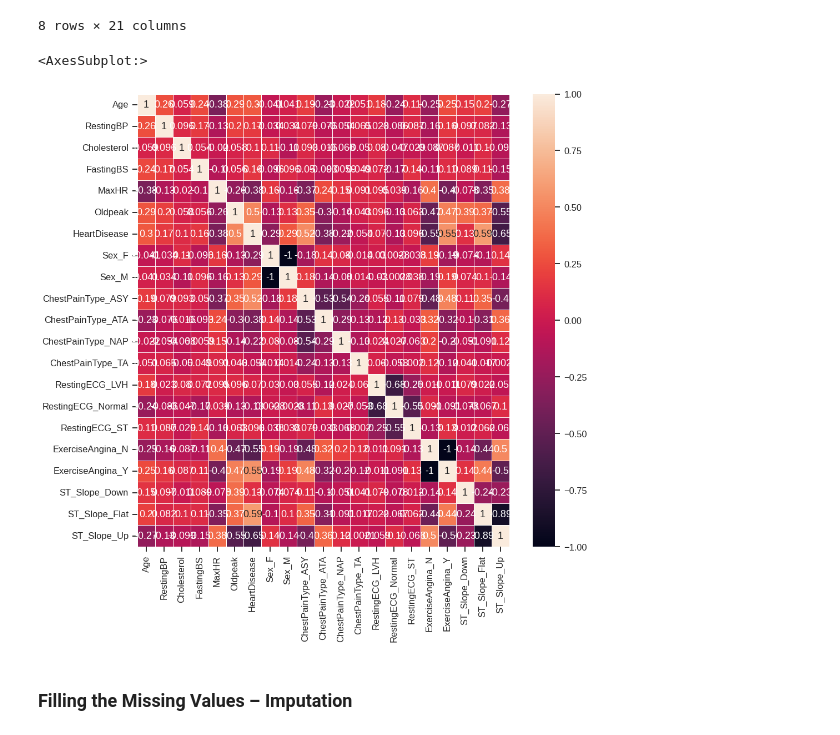
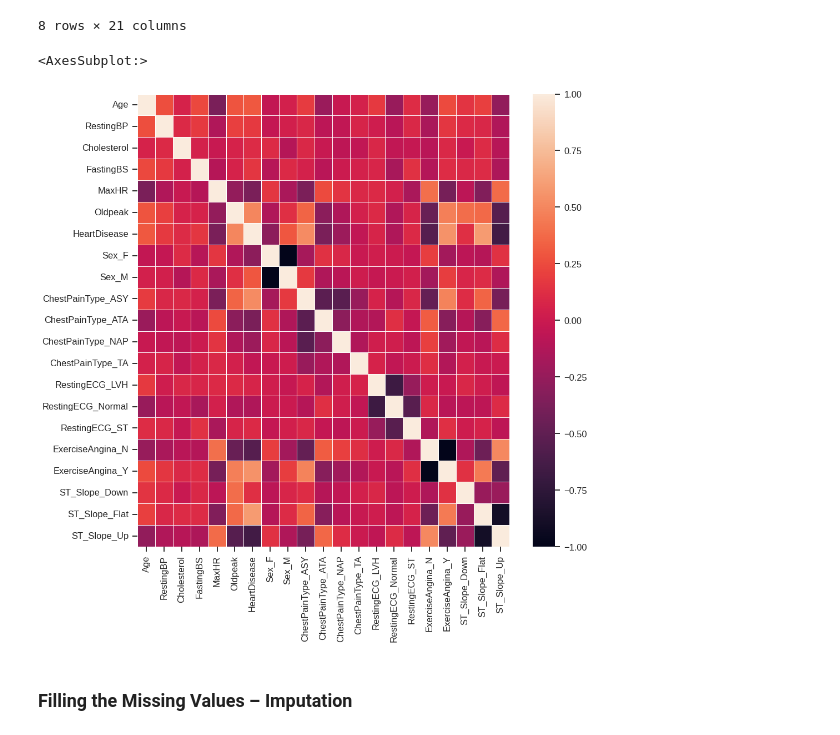
Before and after one commit to MichaelPlug/FDS_Project_HFD, a Jupyter notebook: Project_notebook.ipynb, the cells around one changed output. Drawn from its saved outputs; the diff is of its cells as text; code cells hidden in the pictures.

```diff
--- a/Project_notebook.ipynb
+++ b/Project_notebook.ipynb
@@ -469,10 +428,10 @@ df.describe()
 # %%
 fig, ax = plt.subplots(figsize=(15,15))
 corr = df_noR.corr()
-sns.heatmap(corr, annot = True, linewidths=.5, ax=ax)
+sns.heatmap(corr, annot = False, linewidths=.5, ax=ax)
 # %% [output]
 <AxesSubplot:>
-[figure, old version]
+[figure, new version]
 # %% [markdown]
 ### Filling the Missing Values – Imputation
 # %% [markdown]
```
Also changed, not shown: parts of 16 cells of this notebook, 1 other file.
